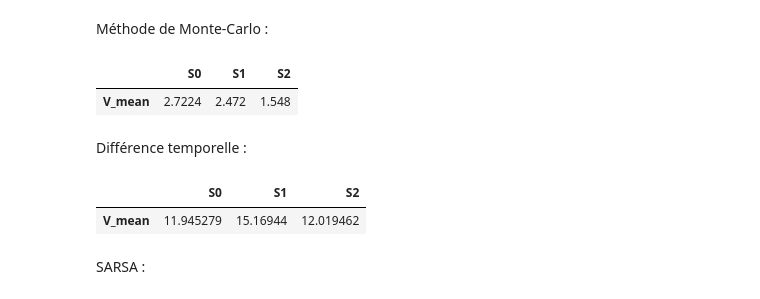
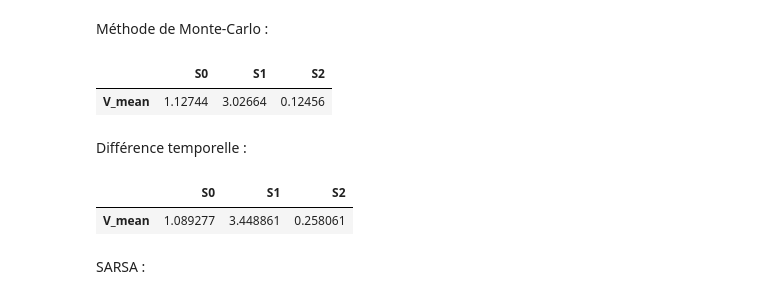
Before and after one commit to Tijoxa/MDP-parser, a Jupyter notebook: demonstration.ipynb, the cells around one changed output. Cells and saved outputs as stored; diff of their text form; code cells hidden in the pictures.

```diff
--- a/demonstration.ipynb
+++ b/demonstration.ipynb
@@ -203,17 +203,17 @@ gr2.visualizeGraphe()
 # %% [markdown]
 Méthode de Monte-Carlo :
 # %%
-montecarlo_rl(gr2, [0,0,2], N = 150)
+montecarlo_rl(gr2, [0,0,2], alpha = (lambda k: 0.8/k), N = 150)
 # %% [output]
 |  | S0 | S1 | S2 |
-| V_mean | 2.7224 | 2.472 | 1.548 |
+| V_mean | 1.12744 | 3.02664 | 0.12456 |
 # %% [markdown]
 Différence temporelle :
 # %%
-td_rl(gr2, [0,0,2], alpha = 0.8, gamma = 0.9, k = 100, N = 150)
+td_rl(gr2, [0,0,2], alpha = (lambda k: 0.8/k), gamma = 0.9, k = 150, N = 100)
 # %% [output]
 |  | S0 | S1 | S2 |
-| V_mean | 11.945279 | 15.16944 | 12.019462 |
+| V_mean | 1.089277 | 3.448861 | 0.258061 |
 # %% [markdown]
 SARSA :
 # %%
```
Also changed, not shown: 1 other file.
